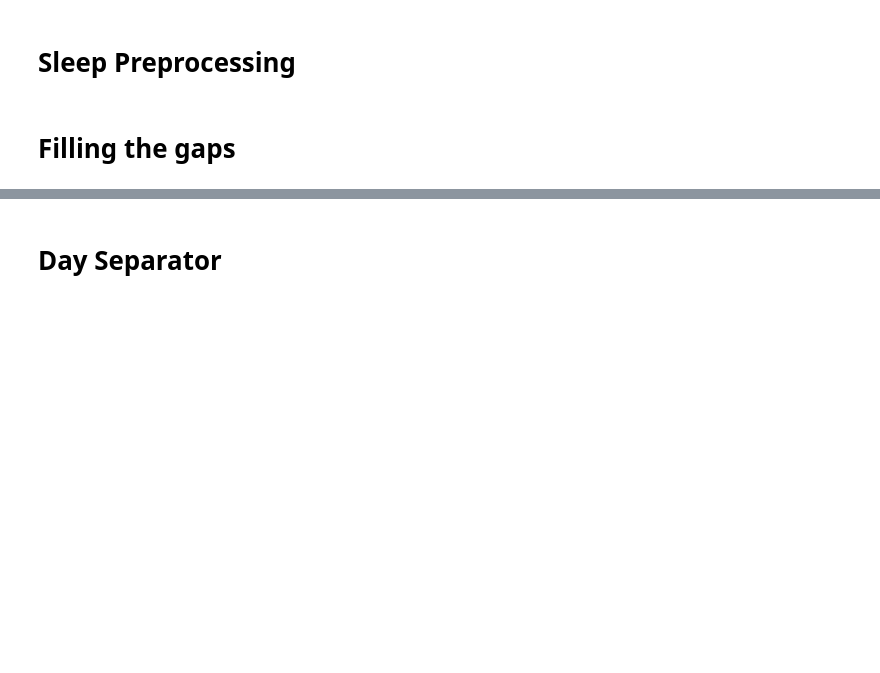
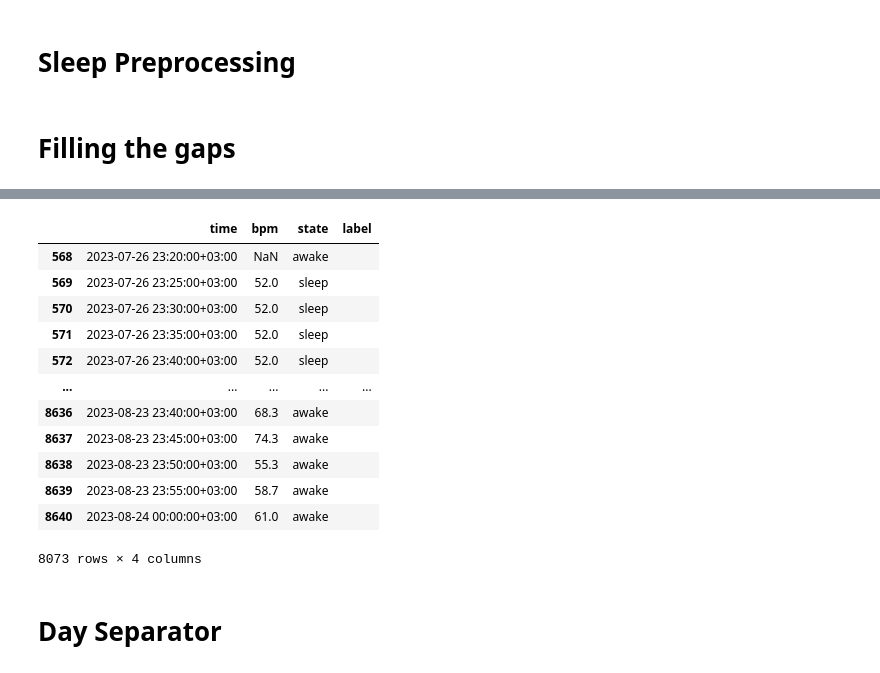
Before and after one commit to DiassIgor/sleeping-mask, a Jupyter notebook: data_preprocessing.ipynb, the cells around one changed output, grey strips where cells are left out. Cells and saved outputs as stored; diff of their text form; code cells hidden in the pictures; blank space fills up the shorter version.

```diff
--- a/data_preprocessing.ipynb
+++ b/data_preprocessing.ipynb
@@ -352,3 +463,19 @@ def gap_filler(full_data, start,end):
+# %%
+filler_data[filler_data['time'] > get_up[1]]
+# %% [output]
+|  | time | bpm | state | label |
+| 568 | 2023-07-26 23:20:00+03:00 | NaN | awake |  |
+| 569 | 2023-07-26 23:25:00+03:00 | 52.0 | sleep |  |
+| 570 | 2023-07-26 23:30:00+03:00 | 52.0 | sleep |  |
+| 571 | 2023-07-26 23:35:00+03:00 | 52.0 | sleep |  |
+| 572 | 2023-07-26 23:40:00+03:00 | 52.0 | sleep |  |
+| ... | ... | ... | ... | ... |
+| 8636 | 2023-08-23 23:40:00+03:00 | 68.3 | awake |  |
+| 8637 | 2023-08-23 23:45:00+03:00 | 74.3 | awake |  |
+| 8638 | 2023-08-23 23:50:00+03:00 | 55.3 | awake |  |
+| 8639 | 2023-08-23 23:55:00+03:00 | 58.7 | awake |  |
+| 8640 | 2023-08-24 00:00:00+03:00 | 61.0 | awake |  |
+8073 rows × 4 columns
 # %% [markdown]
 # Day Separator
 # %% [markdown]
```
Also changed, not shown: parts of 30 cells of this notebook.
